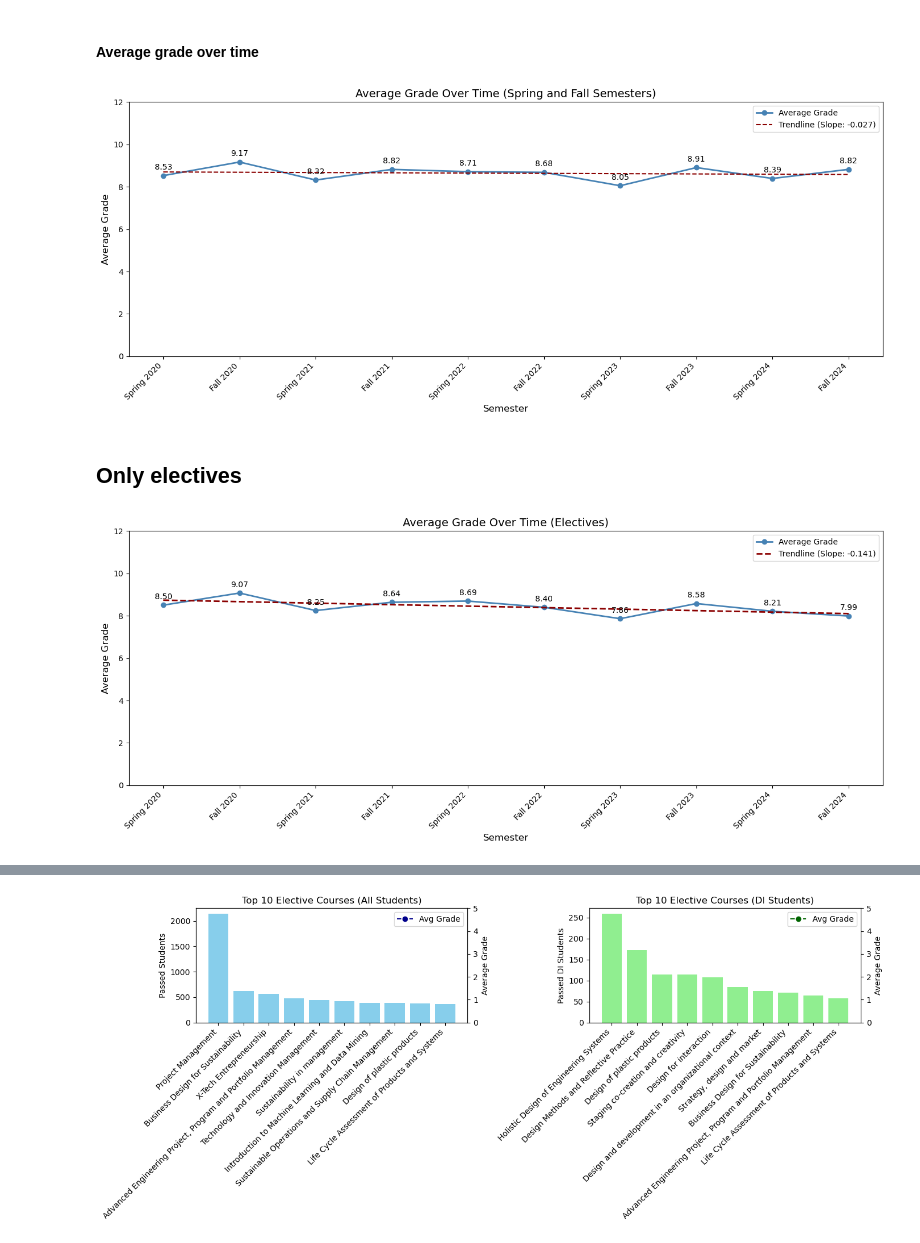
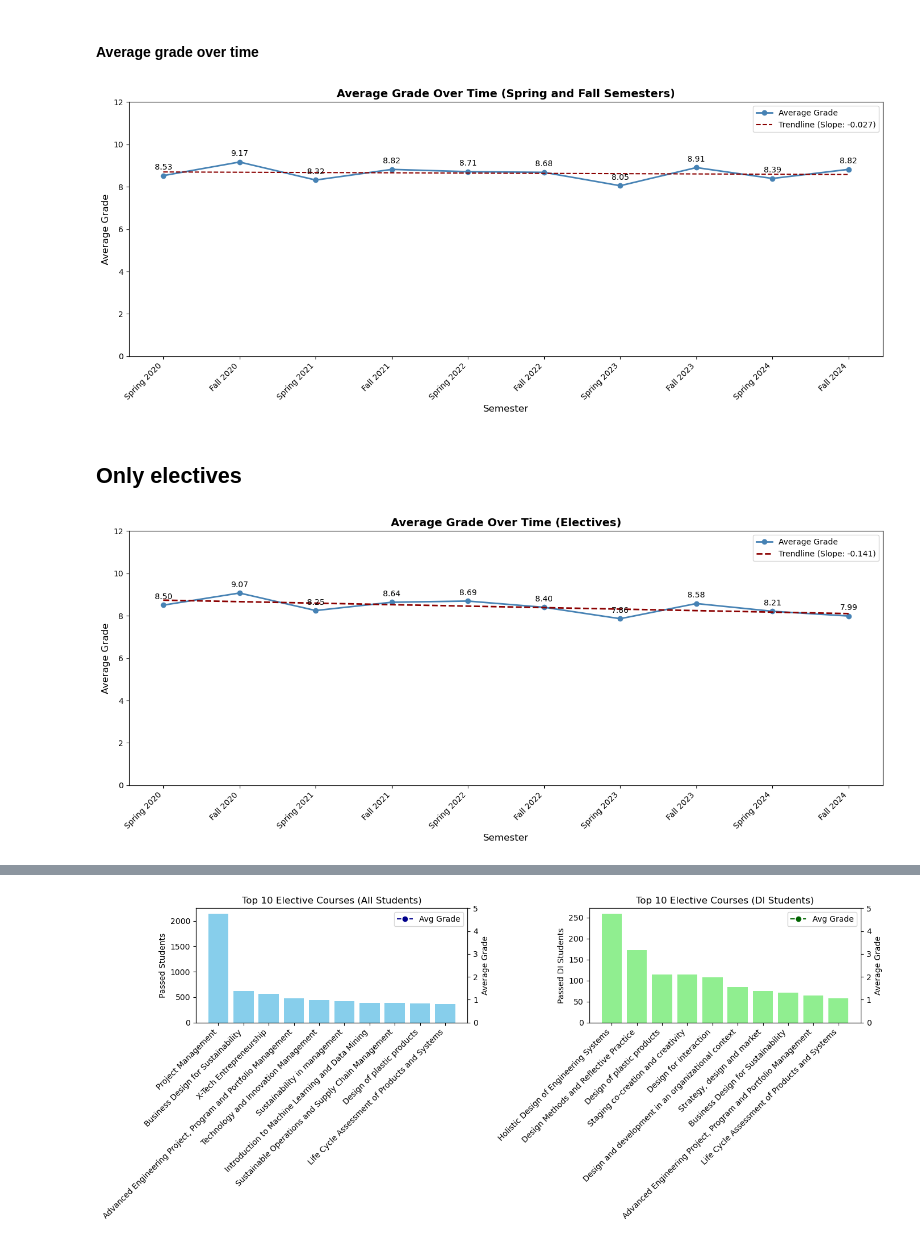
Before and after one commit to Alex-Nielsen-manden/Alex-Nielsen-manden.github.io, a Jupyter notebook: Data load/Final Project B.ipynb, the cells around one changed output, grey strips where cells are left out. Saved outputs shown, nothing was run; the diff lists cells and outputs as text; code cells hidden in the pictures.

```diff
--- a/Data load/Final Project B.ipynb
+++ b/Data load/Final Project B.ipynb
@@ -584,7 +584,7 @@ plt.plot(grades_over_time['Time'], grades_over_time['Average grade'], marker='o'
 plt.plot(grades_over_time['Time'], grades_over_time['Trend'], color='darkred', linestyle='--', label=f'Trendline ({slope_label})')
 
 # Title and labels
-plt.title('Average Grade Over Time (Spring and Fall Semesters)', fontsize=14)
+plt.title('Average Grade Over Time (Spring and Fall Semesters)', fontsize=14,fontweight='bold')
 plt.xlabel('Semester', fontsize=12)
 plt.ylabel('Average Grade', fontsize=12)
 
@@ -599,34 +599,34 @@ plt.xticks(x_ticks, labels=x_labels, rotation=45, ha='right', fontsize=10)
 # Add data labels on the plot for each point with bold annotation
 for i, row in grades_over_time.iterrows():
     plt.text(row['Time'], row['Average grade'] + 0.2, f"{row['Average grade']:.2f}",
              ha='center', va='bottom', fontsize=10, color='black')
 
 # Remove the grid for a cleaner look
 plt.grid(False)
 
 # Annotate the trendline with an arrow and label
 plt.annotate(f'Trend: {slope_label}',
              xy=(0.8, 10),  # Position near the trendline (adjust for better visibility)
              xytext=(0.8, 9),  # Slightly shifted to make space for the label
              textcoords='figure fraction',
              fontsize=12,
              ha='center',
              va='center',
              color='darkred',
              bbox=dict(facecolor='white', edgecolor='darkred', boxstyle='round,pad=0.3'),
              arrowprops=dict(arrowstyle="->", connectionstyle="arc3,rad=.3", color='darkred'))
 
 # Show the legend
 plt.legend()
 
 # Adjust layout for better spacing
 plt.tight_layout()
 
 plt.savefig("average_grade_semester.png", dpi=300, bbox_inches="tight")
 # Show the plot
 plt.show()
 # %% [output]
-[figure, old version]
+[figure, new version]
 # %% [markdown]
 ## Only electives
 # %%
@@ -676,7 +676,7 @@ plt.plot(grades_over_time['Time'], grades_over_time['Trend'],
          color='darkred', linestyle='--', linewidth=2, label=f'Trendline ({slope_label})')
 
 # Title and labels
-plt.title('Average Grade Over Time (Electives)', fontsize=14)
+plt.title('Average Grade Over Time (Electives)', fontsize=14,fontweight='bold')
 plt.xlabel('Semester', fontsize=12)
 plt.ylabel('Average Grade', fontsize=12)
 plt.ylim(0, 12)
@@ -700,7 +700,7 @@ plt.tight_layout()
 plt.savefig("average_grade_semester_electives.png", dpi=300, bbox_inches="tight")
 plt.show()
 # %% [output]
-[figure, old version]
+[figure, new version]
 # %%
 # Copy and filter for electives
 df_n4 = CD.copy()
```
Also changed, not shown: parts of 8 cells of this notebook, 9 other files.
